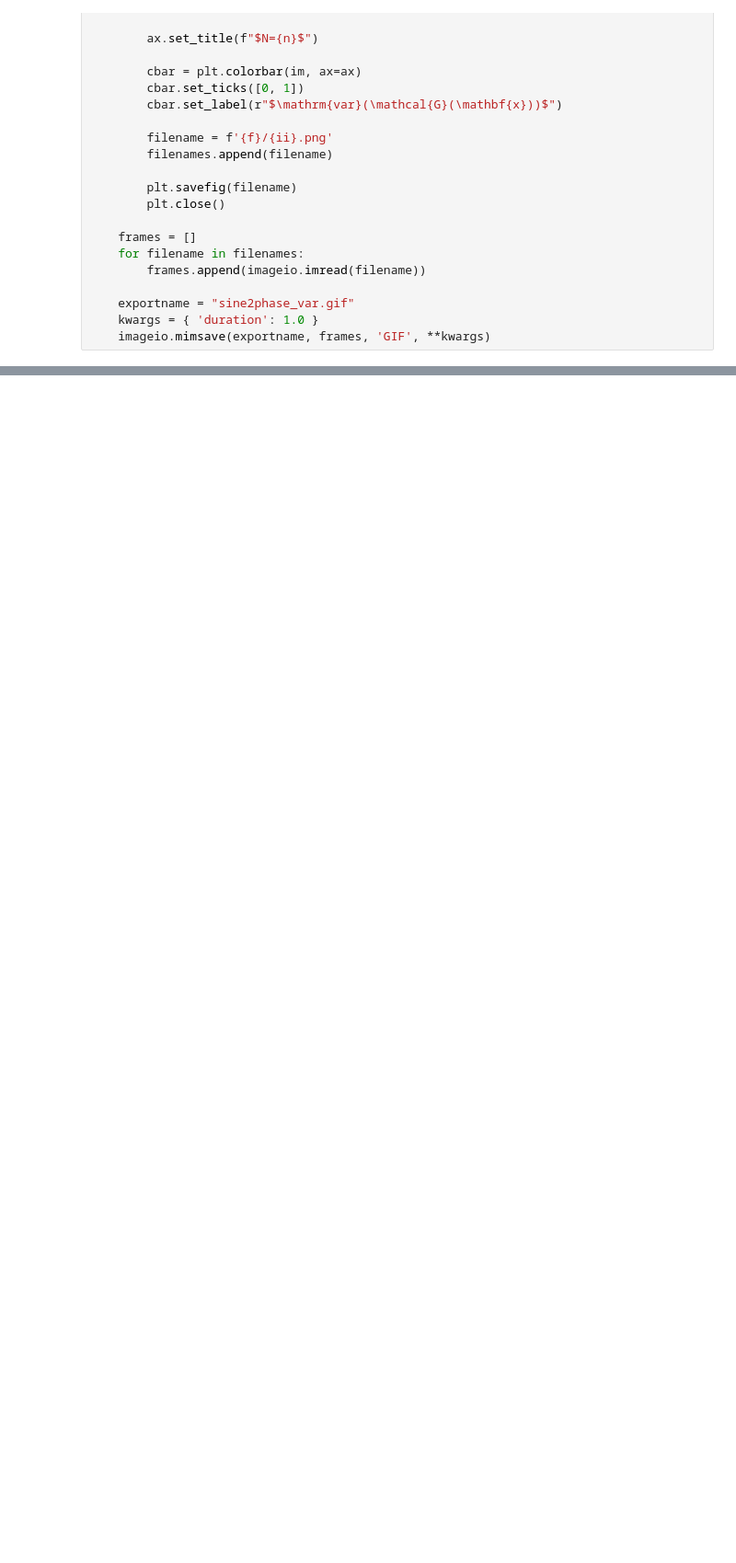
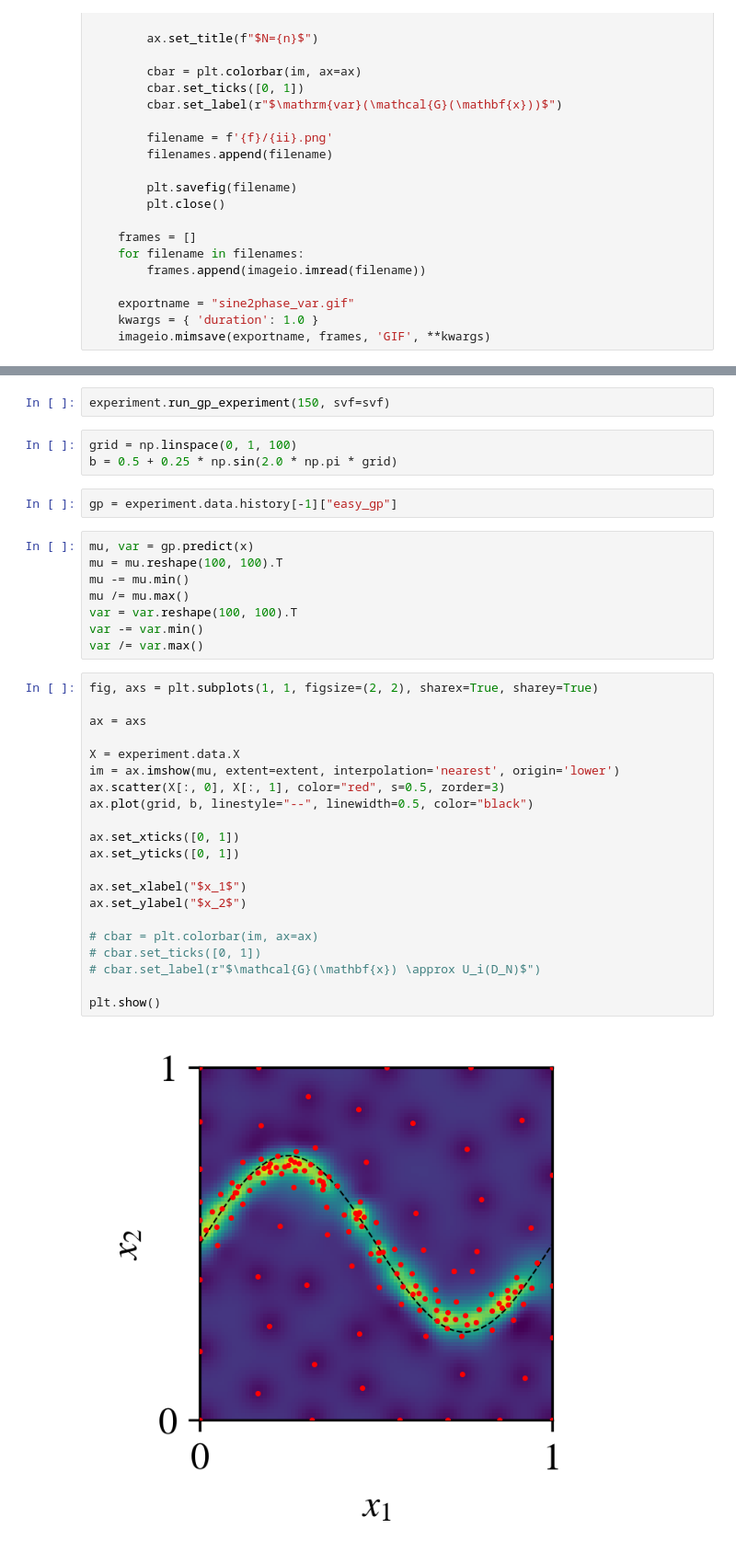
Before and after one commit to matthewcarbone/ScientificValueAgent, a Jupyter notebook: notebooks/02_simple_SVA.ipynb, the cells around one changed output, grey strips where cells are left out. Shown at 92% size. Cells and saved outputs as stored; diff of their text form; blank space fills up the shorter version.

```diff
--- a/notebooks/02_simple_SVA.ipynb
+++ b/notebooks/02_simple_SVA.ipynb
@@ -229,0 +239,38 @@ with TemporaryDirectory() as f:
+# %%
+experiment.run_gp_experiment(150, svf=svf)
+# %%
+grid = np.linspace(0, 1, 100)
+b = 0.5 + 0.25 * np.sin(2.0 * np.pi * grid)
+# %%
+gp = experiment.data.history[-1]["easy_gp"]
+# %%
+mu, var = gp.predict(x)
+mu = mu.reshape(100, 100).T
+mu -= mu.min()
+mu /= mu.max()
+var = var.reshape(100, 100).T
+var -= var.min()
+var /= var.max()
+# %%
+fig, axs = plt.subplots(1, 1, figsize=(2, 2), sharex=True, sharey=True)
+
+ax = axs
+
+X = experiment.data.X
+im = ax.imshow(mu, extent=extent, interpolation='nearest', origin='lower')
+ax.scatter(X[:, 0], X[:, 1], color="red", s=0.5, zorder=3)
+ax.plot(grid, b, linestyle="--", linewidth=0.5, color="black")
+
+ax.set_xticks([0, 1])
+ax.set_yticks([0, 1])
+
+ax.set_xlabel("$x_1$")
+ax.set_ylabel("$x_2$")
+
+# cbar = plt.colorbar(im, ax=ax)
+# cbar.set_ticks([0, 1])
+# cbar.set_label(r"$\mathcal{G}(\mathbf{x}) \approx U_i(D_N)$")
+
+plt.show()
+# %% [output]
+[figure, added]
```
Also changed, not shown: parts of 6 cells of this notebook, 5 other files.
